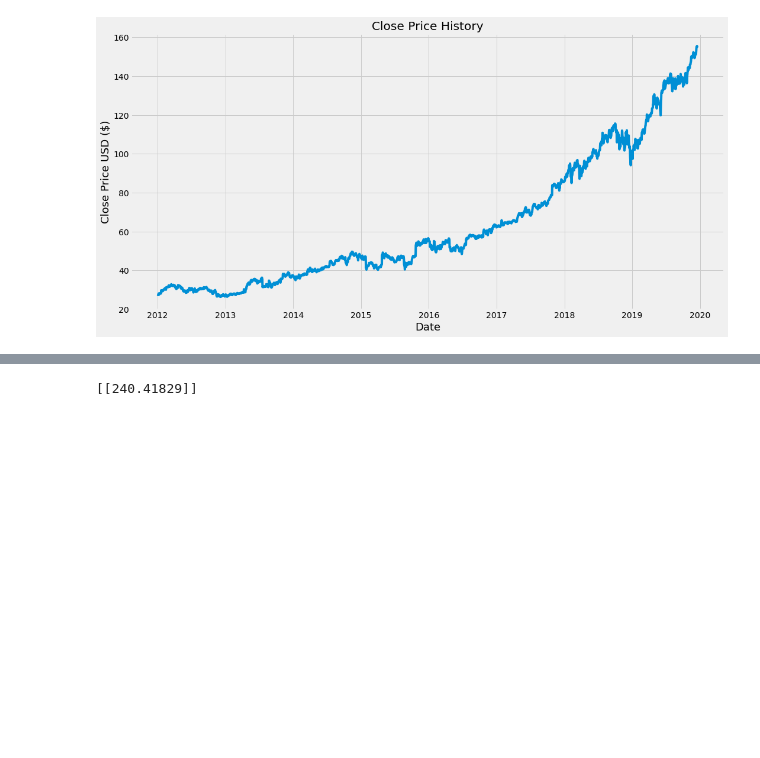
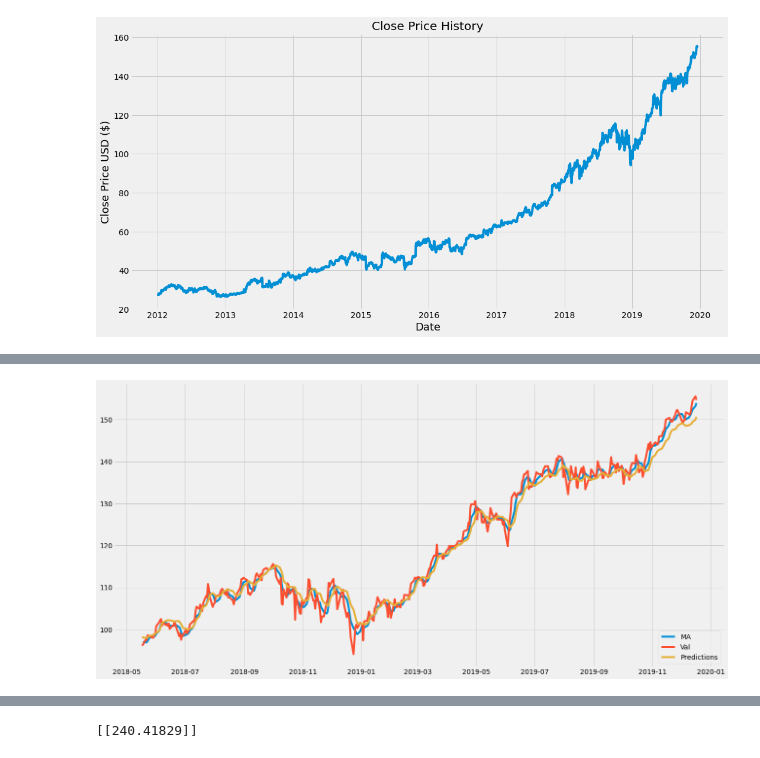
Before and after one commit to gullyboy007/machine-learning-journey, a Jupyter notebook: stock_prediction_lstm.ipynb, the cells around one changed output, grey strips where cells are left out. Drawn from its saved outputs; the diff is of its cells as text; code cells hidden in the pictures; blank space fills up the shorter version.

```diff
--- a/stock_prediction_lstm.ipynb
+++ b/stock_prediction_lstm.ipynb
@@ -122,0 +123,4 @@ rmse
+# %%
+moving_average = data[1600:].rolling(window=5).mean()
+
+moving_average
@@ -146,3 +166,11 @@ See the caveats in the documentation: https://pandas.pydata.org/pandas-docs/stab
+# %%
+plt.figure(figsize=(20,10))
+plt.plot(moving_average['Close'])
+plt.plot(valid[['Close', 'Predictions',]])
+plt.legend(['MA', 'Val', 'Predictions',], loc='lower right')
+plt.show()
+# %% [output]
+[figure, added]
 # %%
 #Show the valid and predicted prices
 valid
```
Also changed, not shown: parts of 7 cells of this notebook.
